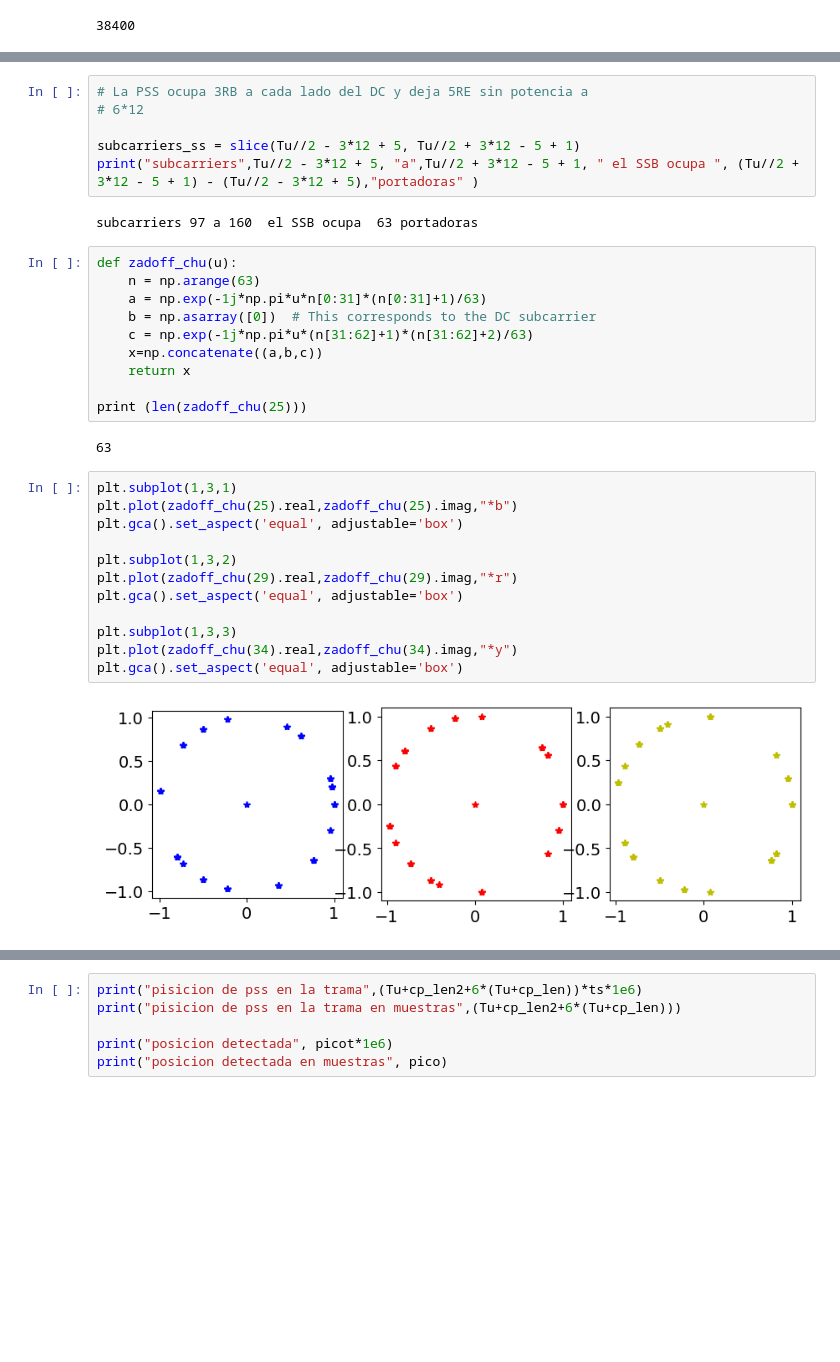
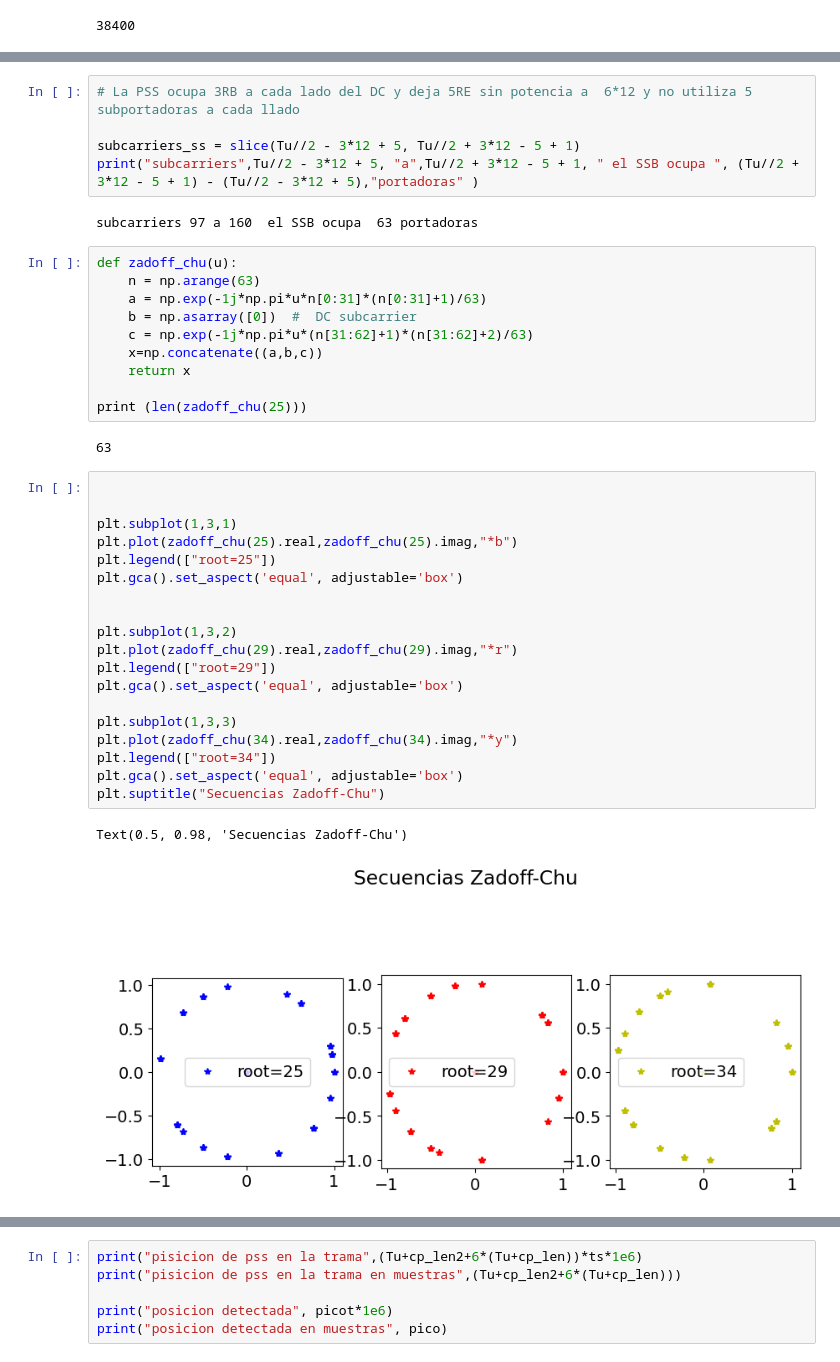
Before and after one commit to pablodecesare1/LTESignals, a Jupyter notebook: LTE_downlink_sincronizacion.ipynb, the cells around one changed output, grey strips where cells are left out. Drawn from its saved outputs; the diff is of its cells as text; blank space fills up the shorter version.

```diff
--- a/LTE_downlink_sincronizacion.ipynb
+++ b/LTE_downlink_sincronizacion.ipynb
@@ -51,7 +94,6 @@ cp_len2= 20 muestras
 <img src="pss.png">
 # %%
-# La PSS ocupa 3RB a cada lado del DC y deja 5RE sin potencia a
-# 6*12
+# La PSS ocupa 3RB a cada lado del DC y deja 5RE sin potencia a  6*12 y no utiliza 5 subportadoras a cada llado
 
 subcarriers_ss = slice(Tu//2 - 3*12 + 5, Tu//2 + 3*12 - 5 + 1)
 print("subcarriers",Tu//2 - 3*12 + 5, "a",Tu//2 + 3*12 - 5 + 1, " el SSB ocupa ", (Tu//2 + 3*12 - 5 + 1) - (Tu//2 - 3*12 + 5),"portadoras" )
@@ -61,7 +103,7 @@ subcarriers 97 a 160  el SSB ocupa  63 portadoras
 def zadoff_chu(u):
     n = np.arange(63)
     a = np.exp(-1j*np.pi*u*n[0:31]*(n[0:31]+1)/63)
-    b = np.asarray([0])  # This corresponds to the DC subcarrier
+    b = np.asarray([0])  #  DC subcarrier
     c = np.exp(-1j*np.pi*u*(n[31:62]+1)*(n[31:62]+2)/63)
     x=np.concatenate((a,b,c))
     return x
@@ -70,17 +112,25 @@ print (len(zadoff_chu(25)))
 # %% [output]
 63
 # %%
+
+
 plt.subplot(1,3,1)
 plt.plot(zadoff_chu(25).real,zadoff_chu(25).imag,"*b")
+plt.legend(["root=25"])
 plt.gca().set_aspect('equal', adjustable='box')
+
 
 plt.subplot(1,3,2)
 plt.plot(zadoff_chu(29).real,zadoff_chu(29).imag,"*r")
+plt.legend(["root=29"])
 plt.gca().set_aspect('equal', adjustable='box')
 
 plt.subplot(1,3,3)
 plt.plot(zadoff_chu(34).real,zadoff_chu(34).imag,"*y")
+plt.legend(["root=34"])
 plt.gca().set_aspect('equal', adjustable='box')
+plt.suptitle("Secuencias Zadoff-Chu")
 # %% [output]
+Text(0.5, 0.98, 'Secuencias Zadoff-Chu')
-[figure, old version]
+[figure, new version]
 # %%
```
Also changed, not shown: parts of 23 cells of this notebook, 3 other files.
